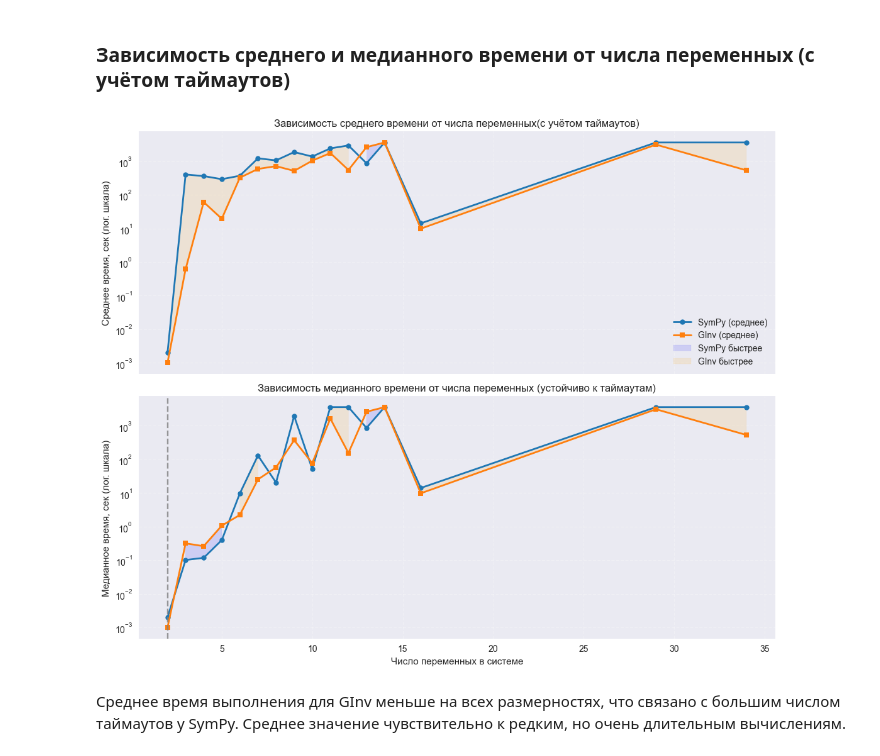
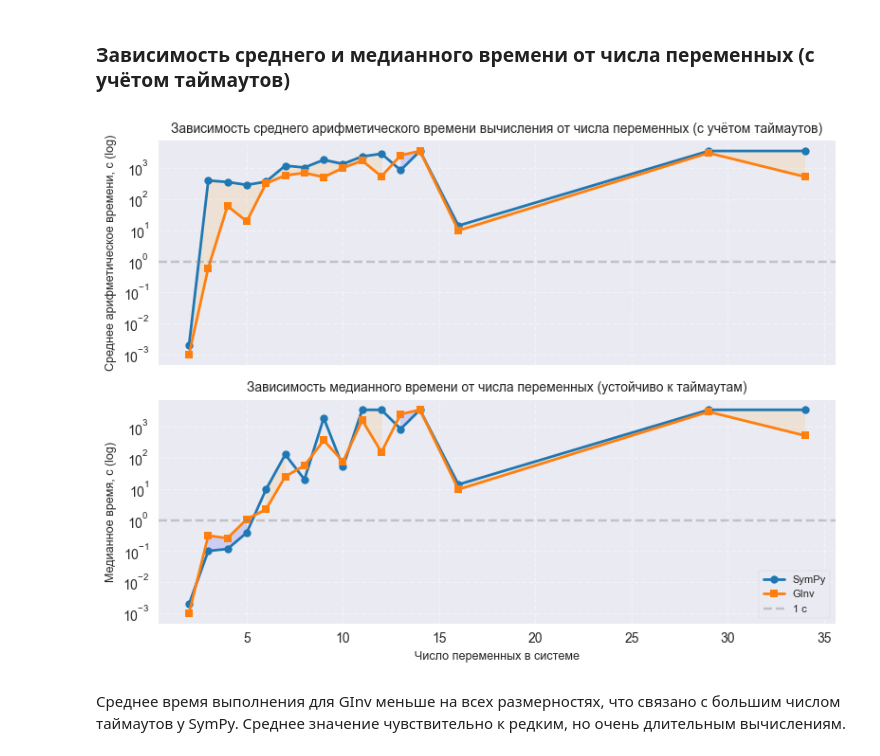
Before and after one commit to ngalatsan/groebner-runtimes, a Jupyter notebook: stat_analysis.ipynb, the cells around one changed output. Saved outputs shown, nothing was run; the diff lists cells and outputs as text; code cells hidden in the pictures.

```diff
--- a/stat_analysis.ipynb
+++ b/stat_analysis.ipynb
@@ -16,5 +17,6 @@ pd.set_option('display.width', 1000)
 # %%
 CSV_PATH = 'summary_table_timeout_3600.csv'
+save_dir = 'figures'
 # %% [markdown]
 Загрузка и предобработка данных:
 # %%
@@ -711,51 +779,51 @@ pivot_mean = grouped.pivot(index='num_vars', columns='method', values='mean_time
 pivot_median = grouped.pivot(index='num_vars', columns='method', values='median_time')
 pivot_success = grouped.pivot(index='num_vars', columns='method', values='success_rate')
 
-fig, (ax1, ax2) = plt.subplots(2, 1, figsize=(11, 9), sharex=True)
+fig, (ax1, ax2) = plt.subplots(2, 1, figsize=(8, 6), sharex=True)
 
 # Верхний график - среднее время
 ax1.plot(pivot_mean.index, pivot_mean['sympy'], marker='o', markersize=6, linewidth=2,
-         label='SymPy (среднее)', color='#1f77b4')
+         label='SymPy', color='#1f77b4')
 ax1.plot(pivot_mean.index, pivot_mean['ginv'], marker='s', markersize=6, linewidth=2,
-         label='GInv (среднее)', color='#ff7f0e')
+         label='GInv', color='#ff7f0e')
 
 ax1.fill_between(pivot_mean.index, pivot_mean['sympy'], pivot_mean['ginv'],
                  where=(pivot_mean['sympy'] < pivot_mean['ginv']),
                  color='blue', alpha=0.12, label='SymPy быстрее')
 ax1.fill_between(pivot_mean.index, pivot_mean['sympy'], pivot_mean['ginv'],
                  where=(pivot_mean['ginv'] < pivot_mean['sympy']),
                  color='orange', alpha=0.12, label='GInv быстрее')
-
+ax1.axhline(y=1, color='gray', linestyle='--', alpha=0.4, label='1 c')
 ax1.set_yscale('log')
-ax1.set_ylabel('Среднее время, сек (лог. шкала)', fontsize=11)
-ax1.set_title('Зависимость среднего времени от числа переменных(с учётом таймаутов)', fontsize=12)
-ax1.grid(True, ls='--', alpha=0.3)
-ax1.legend(fontsize=10)
+ax1.set_ylabel('Среднее арифметическое времени, с (log)', fontsize=9)
+ax1.set_title('Зависимость среднего арифметического времени вычисления от числа переменных (с учётом таймаутов)', fontsize=10)
+ax1.grid(True, ls='--', alpha=0.4)
 
 # Нижний график - медианное время
 ax2.plot(pivot_median.index, pivot_median['sympy'], marker='o', markersize=6, linewidth=2,
-         label='SymPy (медиана)', color='#1f77b4')
+         label='SymPy', color='#1f77b4')
 ax2.plot(pivot_median.index, pivot_median['ginv'], marker='s', markersize=6, linewidth=2,
-         label='GInv (медиана)', color='#ff7f0e')
+         label='GInv', color='#ff7f0e')
 
 ax2.fill_between(pivot_median.index, pivot_median['sympy'], pivot_median['ginv'],
                  where=(pivot_median['sympy'] < pivot_median['ginv']),
                  color='blue', alpha=0.12)
 ax2.fill_between(pivot_median.index, pivot_median['sympy'], pivot_median['ginv'],
                  where=(pivot_median['ginv'] < pivot_median['sympy']),
                  color='orange', alpha=0.12)
+ax2.axhline(y=1, color='gray', linestyle='--', alpha=0.4, label='1 c')
+ax2.set_yscale('log')
+ax2.set_ylabel('Медианное время, с (log)', fontsize=9)
+ax2.set_xlabel('Число переменных в системе', fontsize=9)
+ax2.set_title('Зависимость медианного времени от числа переменных (устойчиво к таймаутам)', fontsize=10)
+ax2.grid(True, ls='--', alpha=0.4)
 
-ax2.axvline(x=intersect_x, color='gray', linestyle='--', alpha=0.8)
-ax2.set_yscale('log')
-ax2.set_ylabel('Медианное время, сек (лог. шкала)', fontsize=11)
-ax2.set_xlabel('Число переменных в системе', fontsize=11)
-ax2.set_title('Зависимость медианного времени от числа переменных (устойчиво к таймаутам)', fontsize=12)
-ax2.grid(True, ls='--', alpha=0.3)
-
+plt.legend(loc='lower right', fontsize=8, frameon=True)
+plt.savefig(os.path.join(save_dir, 'mean_and_median_time.png'), dpi=200, bbox_inches='tight')
 plt.tight_layout()
 plt.show()
 # %% [output]
-[figure, old version]
+[figure, new version]
 # %% [markdown]
 Среднее время выполнения для GInv меньше на всех размерностях, что связано с большим числом таймаутов у SymPy. Среднее значение чувствительно к редким, но очень длительным вычислениям.
 # %% [markdown]
```
Also changed, not shown: parts of 12 cells of this notebook, 9 other files.
